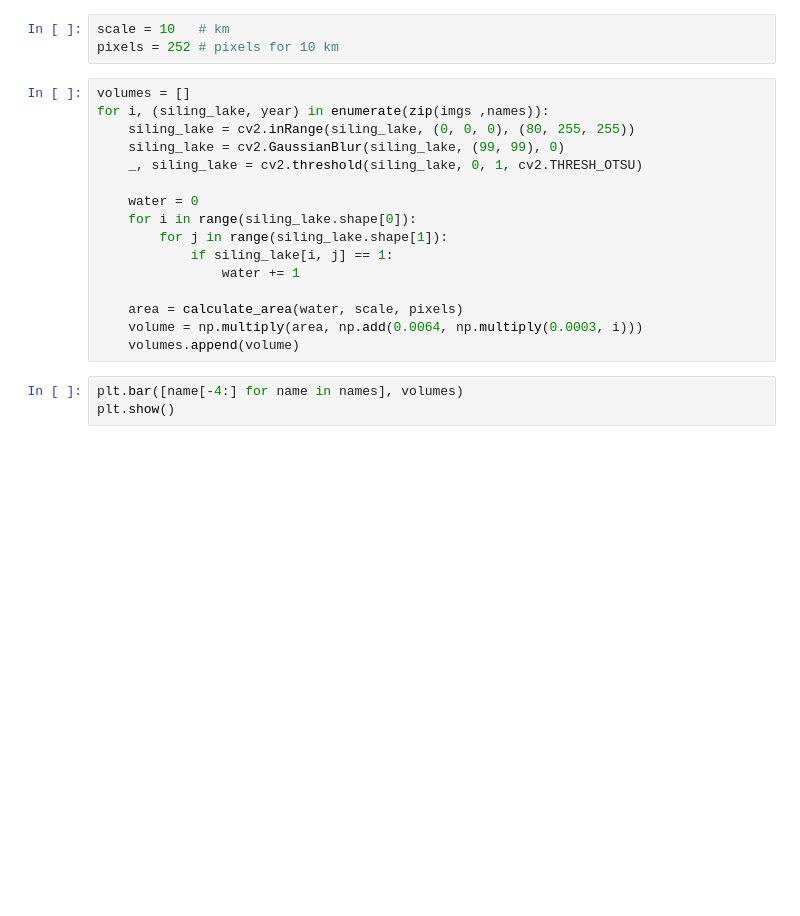
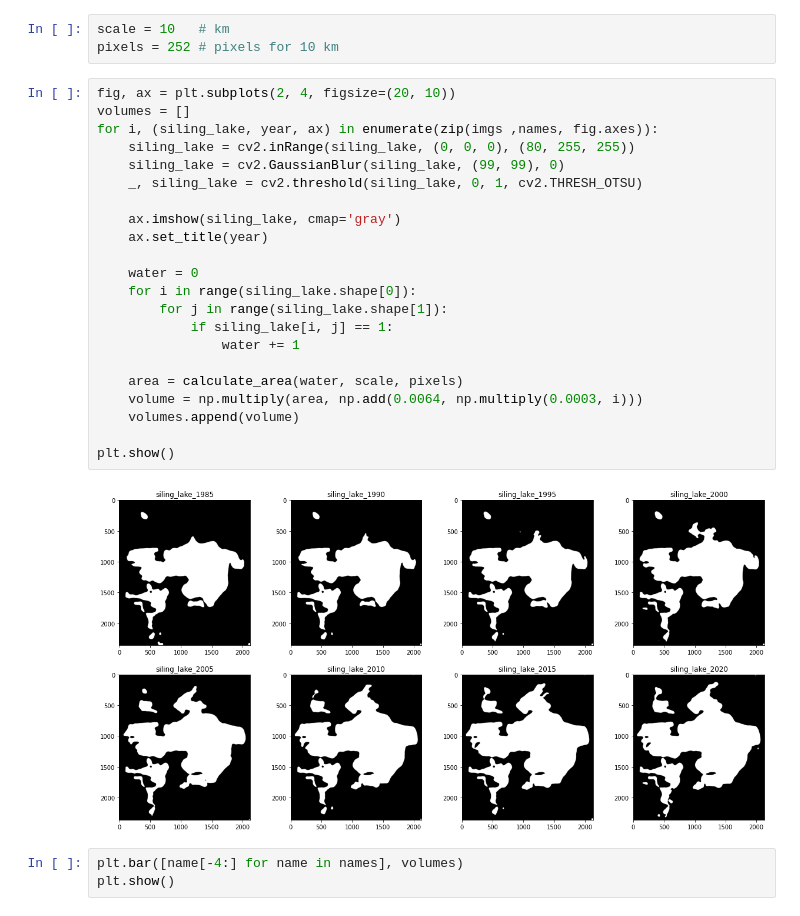
Before and after one commit to nahbos/AUT-DIP, a Jupyter notebook: Q3.ipynb, the cells around one changed output. Drawn from its saved outputs; the diff is of its cells as text; blank space fills up the shorter version.

Commit message:
Some plots added.

```diff
--- a/Q3.ipynb
+++ b/Q3.ipynb
@@ -163,21 +163,29 @@ names, imgs = load_datas()
 scale = 10   # km
 pixels = 252 # pixels for 10 km
 # %%
+fig, ax = plt.subplots(2, 4, figsize=(20, 10))
 volumes = []
-for i, (siling_lake, year) in enumerate(zip(imgs ,names)):
+for i, (siling_lake, year, ax) in enumerate(zip(imgs ,names, fig.axes)):
     siling_lake = cv2.inRange(siling_lake, (0, 0, 0), (80, 255, 255))
     siling_lake = cv2.GaussianBlur(siling_lake, (99, 99), 0)
     _, siling_lake = cv2.threshold(siling_lake, 0, 1, cv2.THRESH_OTSU)
+
+    ax.imshow(siling_lake, cmap='gray')
+    ax.set_title(year)
 
     water = 0
     for i in range(siling_lake.shape[0]):
         for j in range(siling_lake.shape[1]):
             if siling_lake[i, j] == 1:
                 water += 1
 
     area = calculate_area(water, scale, pixels)
     volume = np.multiply(area, np.add(0.0064, np.multiply(0.0003, i)))
     volumes.append(volume)
+
+plt.show()
+# %% [output]
+[figure, added]
 # %%
 plt.bar([name[-4:] for name in names], volumes)
 plt.show()
```
Also changed, not shown: 1 other file.
